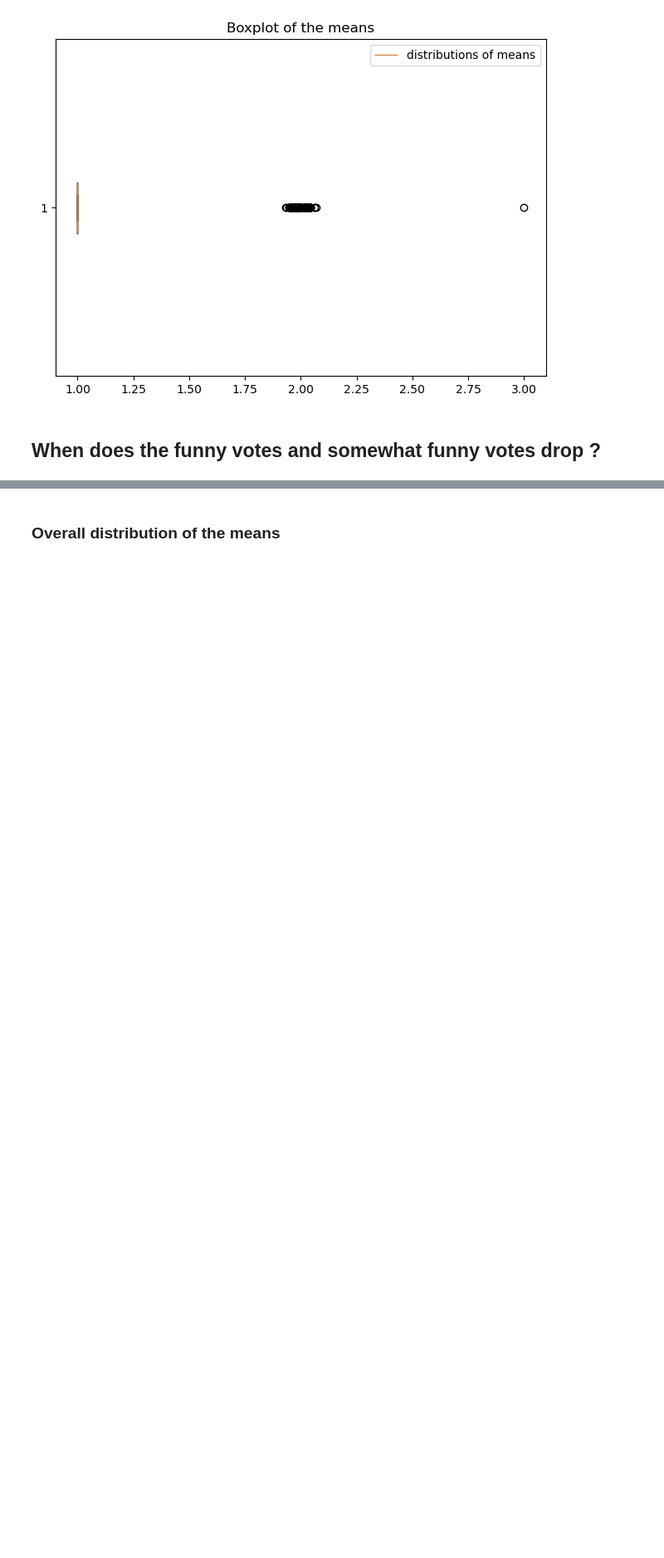
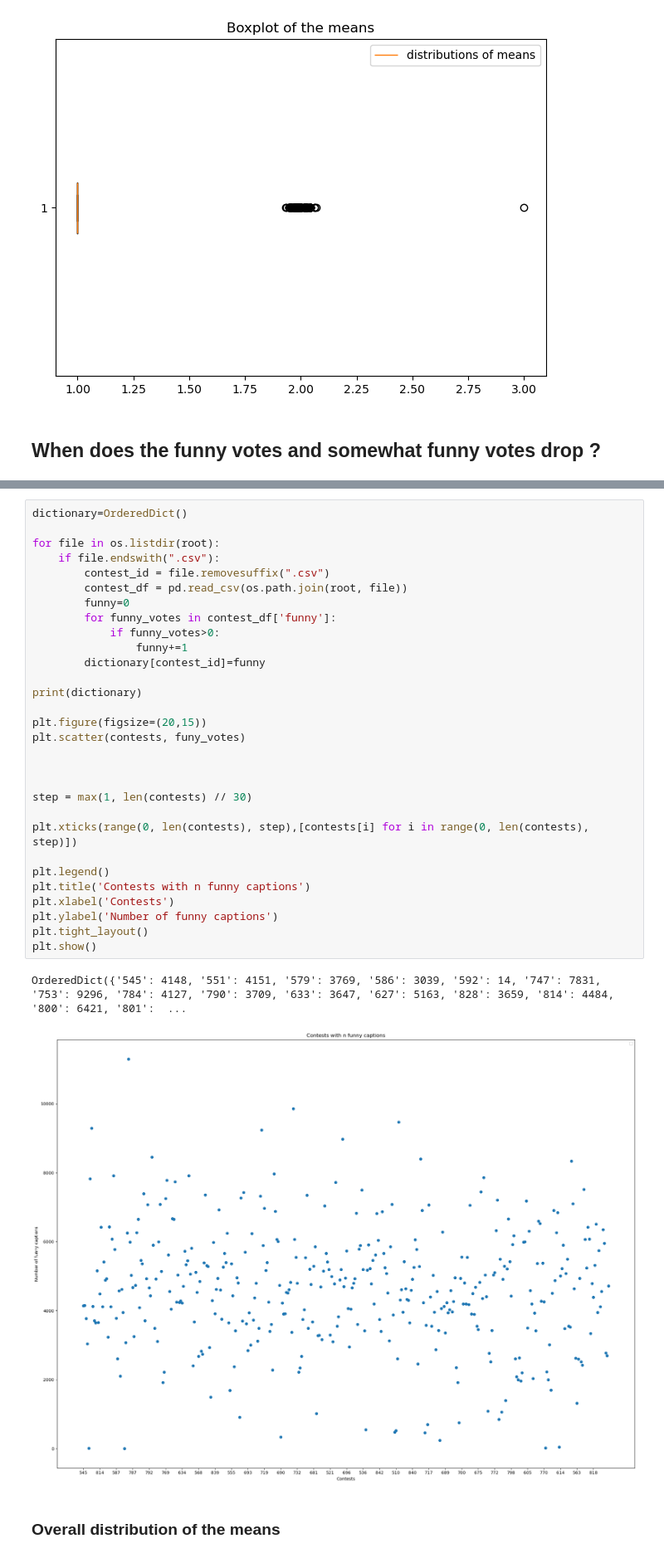
Before and after one commit to epfl-ada/ada-2025-project-json-derulo, a Jupyter notebook: src/Adrian/visualisation.ipynb, the cells around one changed output, grey strips where cells are left out. Shown at 83% size. Drawn from its saved outputs; the diff is of its cells as text; blank space fills up the shorter version.

```diff
--- a/src/Adrian/visualisation.ipynb
+++ b/src/Adrian/visualisation.ipynb
@@ -228,3 +258,36 @@ plt.show()
+# %%
+dictionary=OrderedDict()
+
+for file in os.listdir(root):
+    if file.endswith(".csv"):
+        contest_id = file.removesuffix(".csv")
+        contest_df = pd.read_csv(os.path.join(root, file))
+        funny=0
+        for funny_votes in contest_df['funny']:
+            if funny_votes>0:
+                funny+=1
+        dictionary[contest_id]=funny
+
+print(dictionary)
+
+plt.figure(figsize=(20,15))
+plt.scatter(contests, funy_votes)
+
+
+
+step = max(1, len(contests) // 30)
+
+plt.xticks(range(0, len(contests), step),[contests[i] for i in range(0, len(contests), step)])
+
+plt.legend()
+plt.title('Contests with n funny captions')
+plt.xlabel('Contests')
+plt.ylabel('Number of funny captions')
+plt.tight_layout()
+plt.show()
+# %% [output]
+OrderedDict({'545': 4148, '551': 4151, '579': 3769, '586': 3039, '592': 14, '747': 7831, '753': 9296, '784': 4127, '790': 3709, '633': 3647, '627': 5163, '828': 3659, '814': 4484, '800': 6421, '801':  ...
+[figure, added]
 # %% [markdown]
 ### Overall distribution of the means
 # %%
```
Also changed, not shown: parts of 5 cells of this notebook.
